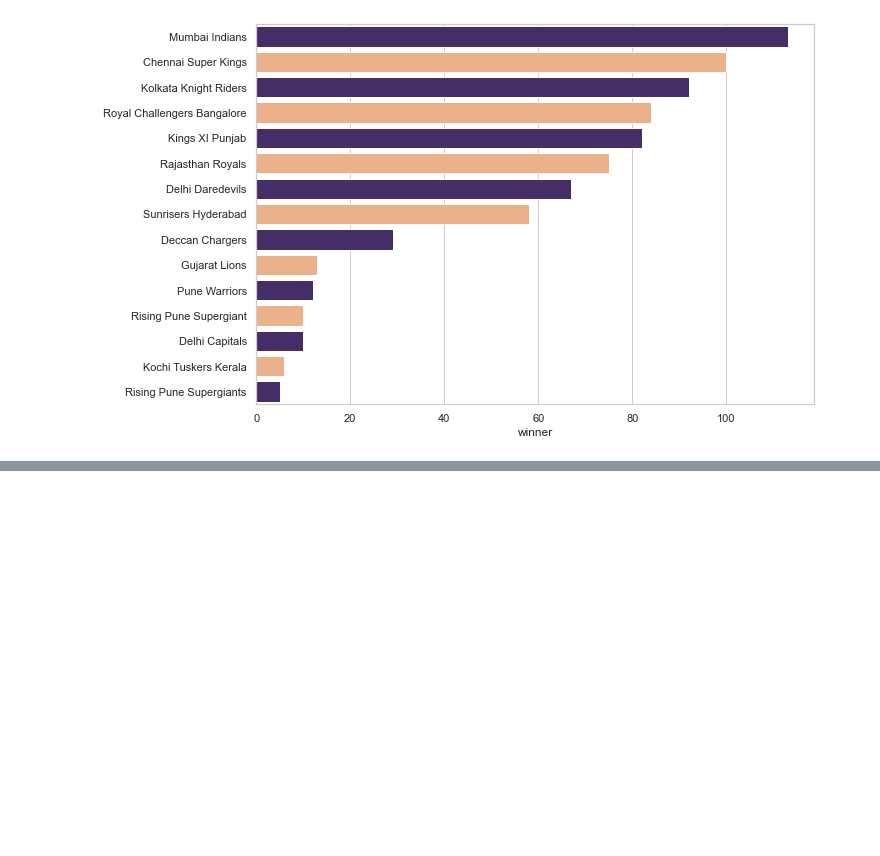
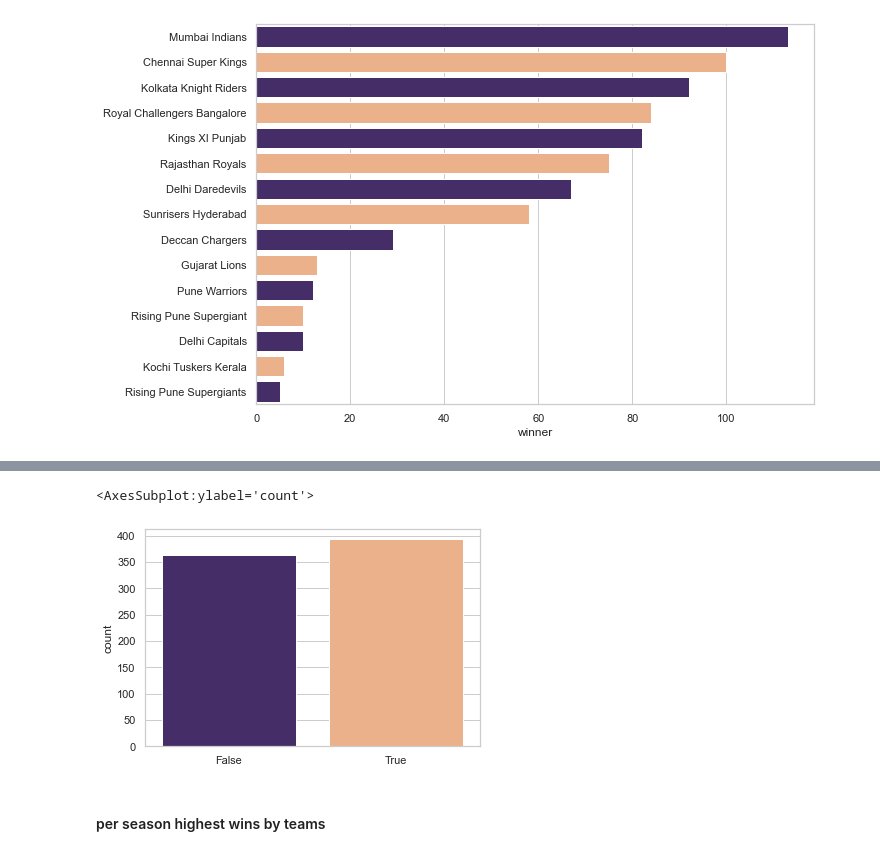
Before and after one commit to itstar2057/The_Spark_Foundation, a Jupyter notebook: Task-5_Sports_EDA/Task-5_EDA_Sports.ipynb, the cells around one changed output, grey strips where cells are left out. Cells and saved outputs as stored; diff of their text form; code cells hidden in the pictures; blank space fills up the shorter version.

```diff
--- a/Task-5_Sports_EDA/Task-5_EDA_Sports.ipynb
+++ b/Task-5_Sports_EDA/Task-5_EDA_Sports.ipynb
@@ -285,0 +361,7 @@ sns.barplot(x=winn , y= winn.index, palette=['#432371',"#FAAE7B"])
+# %%
+sns.countplot(win, palette=['#432371',"#FAAE7B"])
+# %% [output]
+<AxesSubplot:ylabel='count'>
+[figure, added]
+# %% [markdown]
+#### per season highest wins by teams
```
Also changed, not shown: parts of 35 cells of this notebook.
